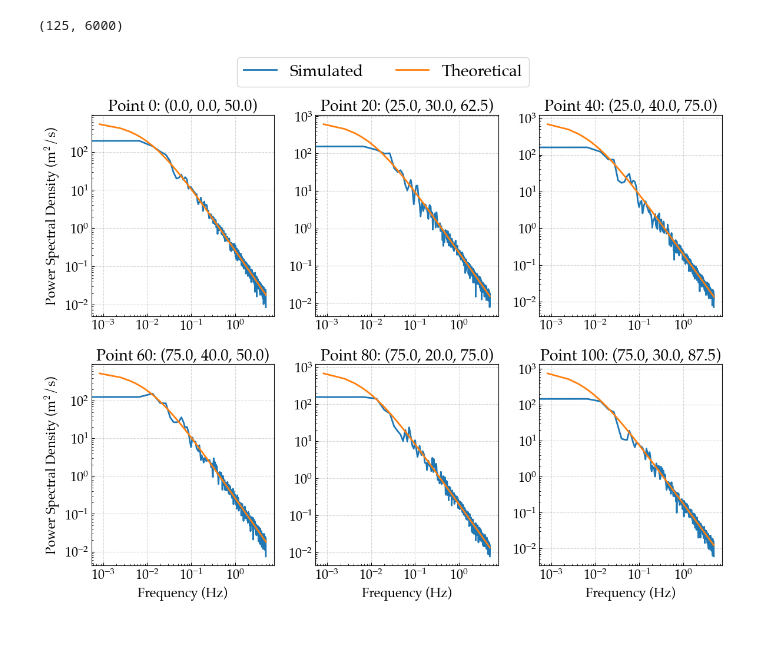
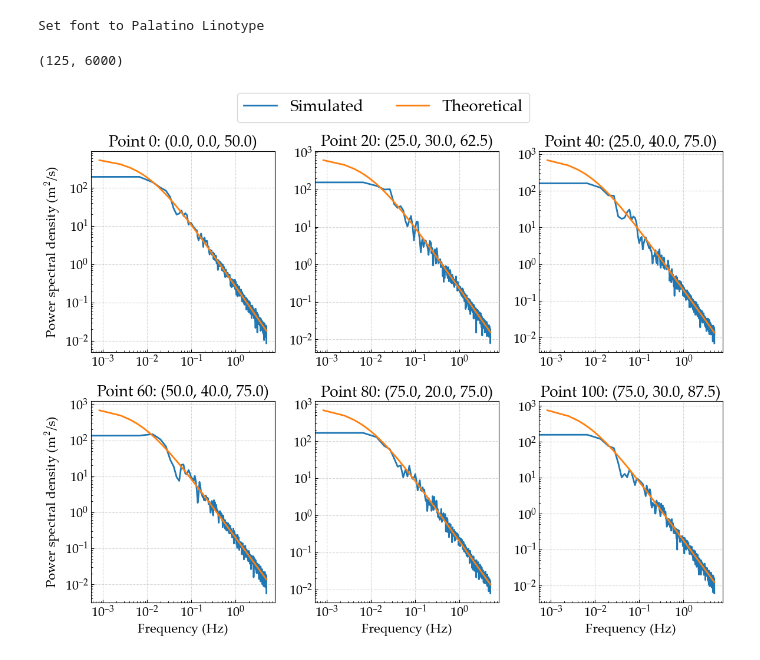
Before and after one commit to NanxiiChen/wind-simulation-GPU, a Jupyter notebook: examples/validate_cross_correlation.ipynb, the cells around one changed output. Saved outputs shown, nothing was run; the diff lists cells and outputs as text; code cells hidden in the pictures; blank space fills up the shorter version.

```diff
--- a/examples/validate_cross_correlation.ipynb
+++ b/examples/validate_cross_correlation.ipynb
@@ -4,6 +4,7 @@ os.chdir("../")
 # %%
 import warnings
 import numpy as np
+import jax.numpy as jnp
 from scipy import signal
 
 import matplotlib.pyplot as plt
@@ -12,7 +13,7 @@ configs = {
     'xtick.direction': 'in',
     'ytick.direction': 'in',
     # 'font.sans-serif': ['Microsoft YaHei', 'SimHei', 'Arial', 'Liberation Sans', 'sans-serif'],
-    'font.sans-serif': ['Palatino', 'Microsoft YaHei', 'SimHei', 'Arial', 'Liberation Sans', 'sans-serif'],
+    'font.sans-serif': ['Palatino Linotype', 'Microsoft YaHei', 'SimHei', 'Arial', 'Liberation Sans', 'sans-serif'],
     'axes.grid': True,
     'grid.alpha': 0.5,
     'grid.linestyle': '--',
@@ -28,9 +29,15 @@ rc.update(configs)
 
 
 import matplotlib.font_manager
-# see available fonts
-# for font in matplotlib.font_manager.fontManager.ttflist:
-#     print(font.name, font.fname)
+import matplotlib.font_manager
+font_path = "/home/nanxi/.local/share/fonts/Palatino-Linotype-Regular.ttf"
+if os.path.exists(font_path):
+    matplotlib.font_manager.fontManager.addfont(font_path)
+    prop = matplotlib.font_manager.FontProperties(fname=font_path)
+    plt.rcParams['font.family'] = prop.get_name()
+    print(f"Set font to {prop.get_name()}")
+# %% [output]
+Set font to Palatino Linotype
 # %%
 from stochastic_wind_simulate import get_simulator, get_visualizer
 simulator = get_simulator(backend="numpy", key=42, spectrum_type="kaimal-nd")
@@ -45,7 +52,7 @@ simulator.update_parameters(
 xs = np.linspace(0, 100, 5)
 ys = np.linspace(0, 40, 5)
 zs = np.linspace(50, 100, 5)
-positions = np.array(np.meshgrid(xs, ys, zs)).T.reshape(-1, 3)
+positions = np.array(jnp.meshgrid(xs, ys, zs)).T.reshape(-1, 3)
 # order these positions by norm
 positions = positions[np.linalg.norm(positions, axis=1).argsort()]
 wind_speeds = simulator.spectrum.calculate_mean_wind_speed(positions[:, 2],
@@ -79,33 +91,34 @@ for i, idx in enumerate(indices):
     data = samples[indices[i]]
     frequencies, psd = signal.welch(
         data,
         fs = 1.0 / simulator.params["dt"],
         nperseg=1500,
         window='hann',
         scaling='density',
     )
-    ax.loglog(frequencies, psd, label="Simulated",
+    ax.loglog(frequencies,
+              psd, label="Simulated",
               color="C0", lw=2)
     ax.loglog(
         frequencies_theory,
         S_theory[:, indices[i]],
         label="Theoretical",
         color="C1",
         lw=2
     )
     x, y, z = positions[indices[i]]
     ax.set_title(f"Point {idx}: ({x:.1f}, {y:.1f}, {z:.1f})")
     if i % 3 == 0:
-        ax.set_ylabel("Power Spectral Density (m$^2$/s)")
+        ax.set_ylabel("Power spectral density (m$^2$/s)")
     if i >= 3:
         ax.set_xlabel("Frequency (Hz)")
 
 # customize legend
 lines, labels = axes[0].get_legend_handles_labels()
 fig.legend(lines, labels, loc='lower center', bbox_to_anchor=(0.5, 0.98), ncol=2, fontsize=20)
 fig.tight_layout()
 fig.savefig("./img/validate_psd.png", dpi=300, bbox_inches='tight')
 fig.savefig("./img/validate_psd.pdf", bbox_inches='tight')
 fig.savefig("../wind_simulation_paper/validate_psd.pdf", bbox_inches='tight')
 # %% [output]
-[figure, old version]
+[figure, new version]
```
Also changed, not shown: parts of 3 cells of this notebook, 7 other files.
